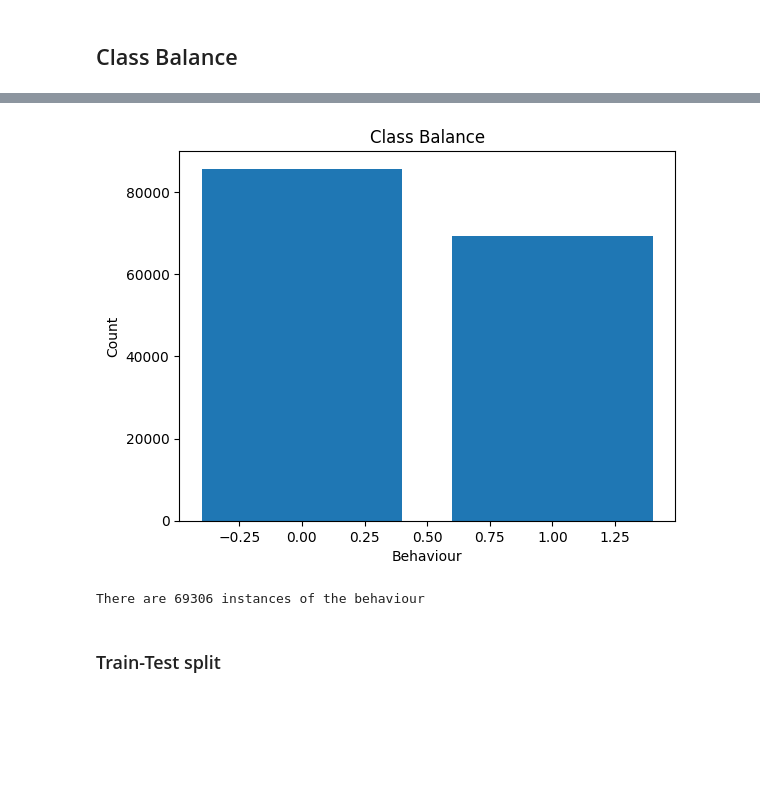
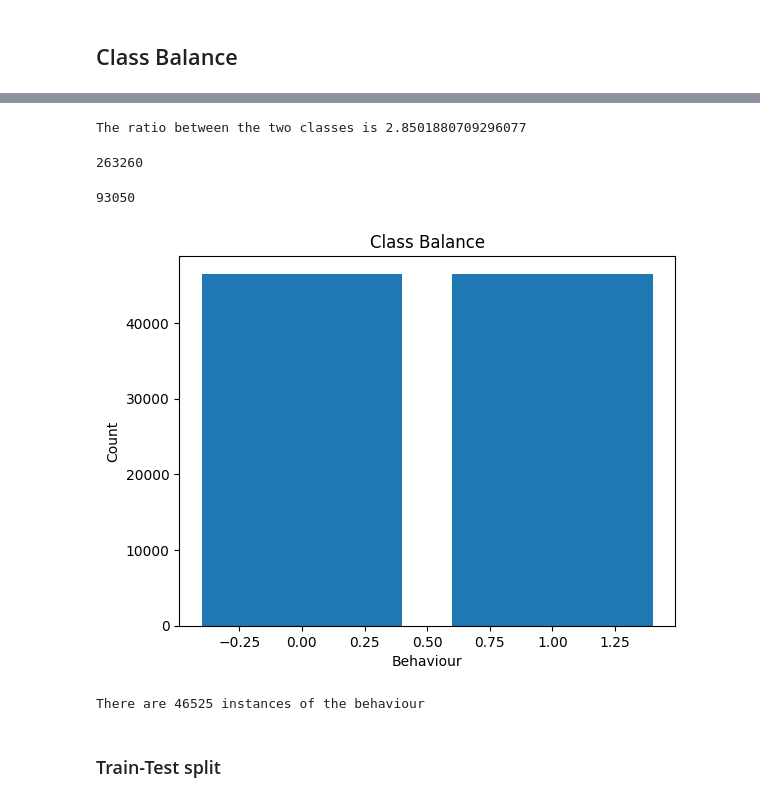
Before and after one commit to JulianAlvarezdeGiorgi/Behavioral_Tagging_of_Mice_in_multiple_Mice_setup_using_Deep_Learning, a Jupyter notebook: src/train_oficina_2.ipynb, the cells around one changed output, grey strips where cells are left out. Saved outputs shown, nothing was run; the diff lists cells and outputs as text; code cells hidden in the pictures; blank space fills up the shorter version.

```diff
--- a/src/train_oficina_2.ipynb
+++ b/src/train_oficina_2.ipynb
@@ -101,0 +117,5 @@ tensor([                   0,                    0, -9223372036854775808,
+# %%
+idx_sniffR = 2
+idx_sniffV = 7
+
+augmentation.merge_symetric_behaviours(idx_sniffR, idx_sniffV, dataset_cloned)
@@ -102,6 +129,7 @@ tensor([                   0,                    0, -9223372036854775808,
 # %% [markdown]
 **only an specific behaviour**
 # %%
-for i in range(len(dataset)):
-    dataset[i].behaviour = dataset[i].behaviour[0]
+if False:
+    for i in range(len(dataset)):
+        dataset[i].behaviour = dataset[i].behaviour[1]
 # %%
@@ -117,19 +187,52 @@ tensor(0)
+# %%
+ratio = behaviour[1][1] / behaviour[1][2]
+print('The ratio between the two classes is {}'.format(ratio))
+# %% [output]
+The ratio between the two classes is 2.8501880709296077
+# %%
+def downsample_inactive(dataset, idx_behaviour):
+    ''' Shuffle before downsampling '''
+    indx_inactive = []
+    indx_active = []
+
+    for i in range(len(dataset)):
+        if dataset[i].behaviour[idx_behaviour] == 1:
+            indx_active.append(i)
+        elif dataset[i].behaviour[idx_behaviour] == 0:
+            indx_inactive.append(i)
+
+    indx_inactive = np.random.choice(indx_inactive, len(indx_active), replace=False)
+    indx = np.concatenate((indx_active,  np.random.choice(indx_inactive, len(indx_active), replace=False) ))
+    indx = np.random.permutation(indx)
+
+    return [dataset[i] for i in indx]
+# %%
+len(dataset_cloned)
+# %% [output]
+263260
+# %%
+# Downsample the inactive samples
+dataset_cloned = downsample_inactive(dataset_cloned, idx_sniffR)
+# %%
+len(dataset_cloned)
+# %% [output]
+93050
 # %%
 # Class Balance
-behaviour = [d.behaviour.item() for d in dataset]
+behaviour = [d.behaviour[2].item() for d in dataset_cloned]
 behaviour = np.array(behaviour)
 behaviour = np.unique(behaviour, return_counts=True)
 #Plot
 plt.bar(behaviour[0], behaviour[1])
 plt.xlabel('Behaviour')
 plt.ylabel('Count')
 plt.title('Class Balance')
 plt.show()
 
 print('There are {} instances of the behaviour'.format(behaviour[1][1]))
 # %% [output]
-[figure, old version]
+[figure, new version]
-There are 69306 instances of the behaviour
+There are 46525 instances of the behaviour
 # %% [markdown]
 ### Train-Test split
 # %% [markdown]
```
Also changed, not shown: parts of 31 cells of this notebook, 17 other files.
